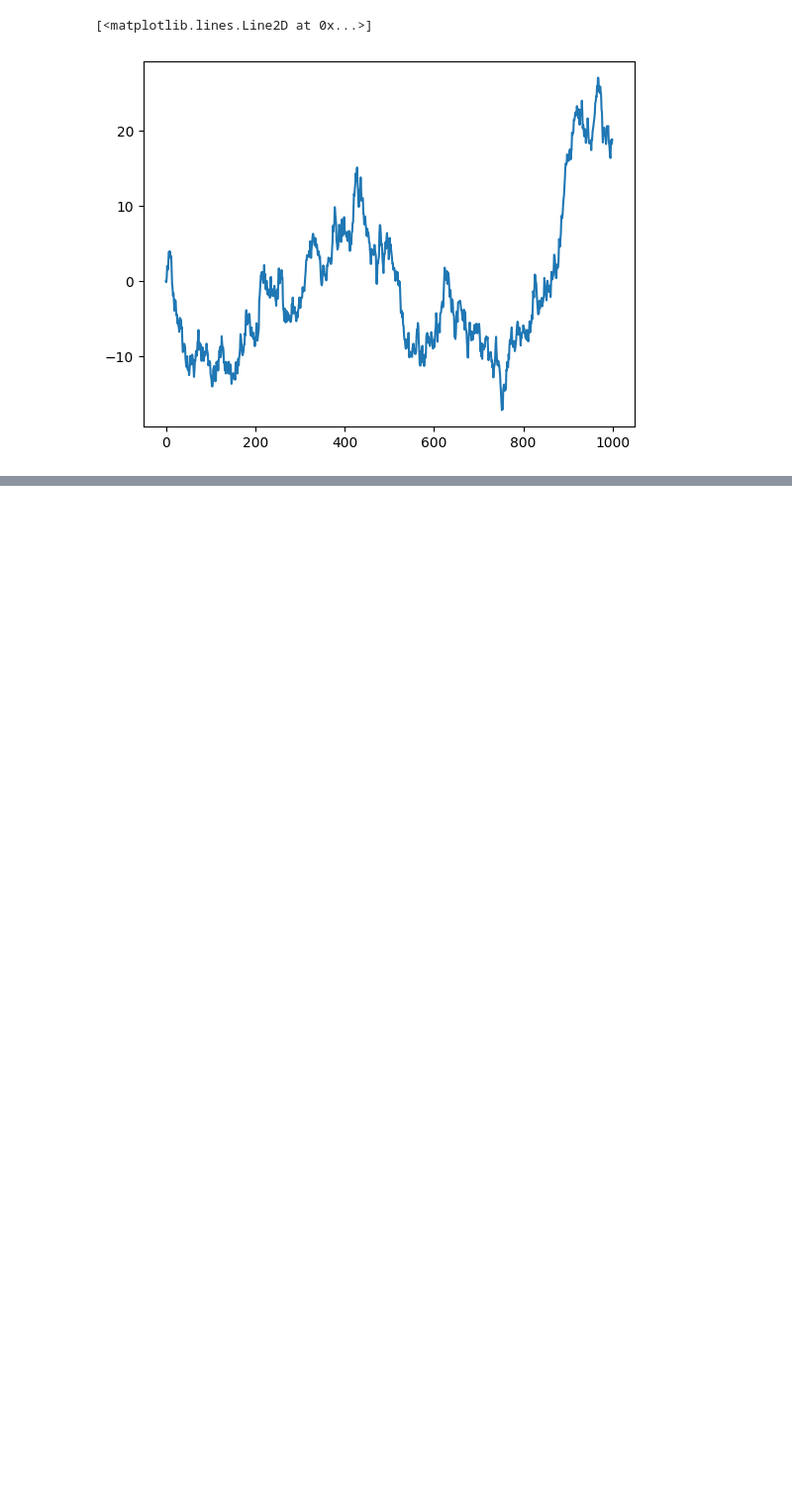
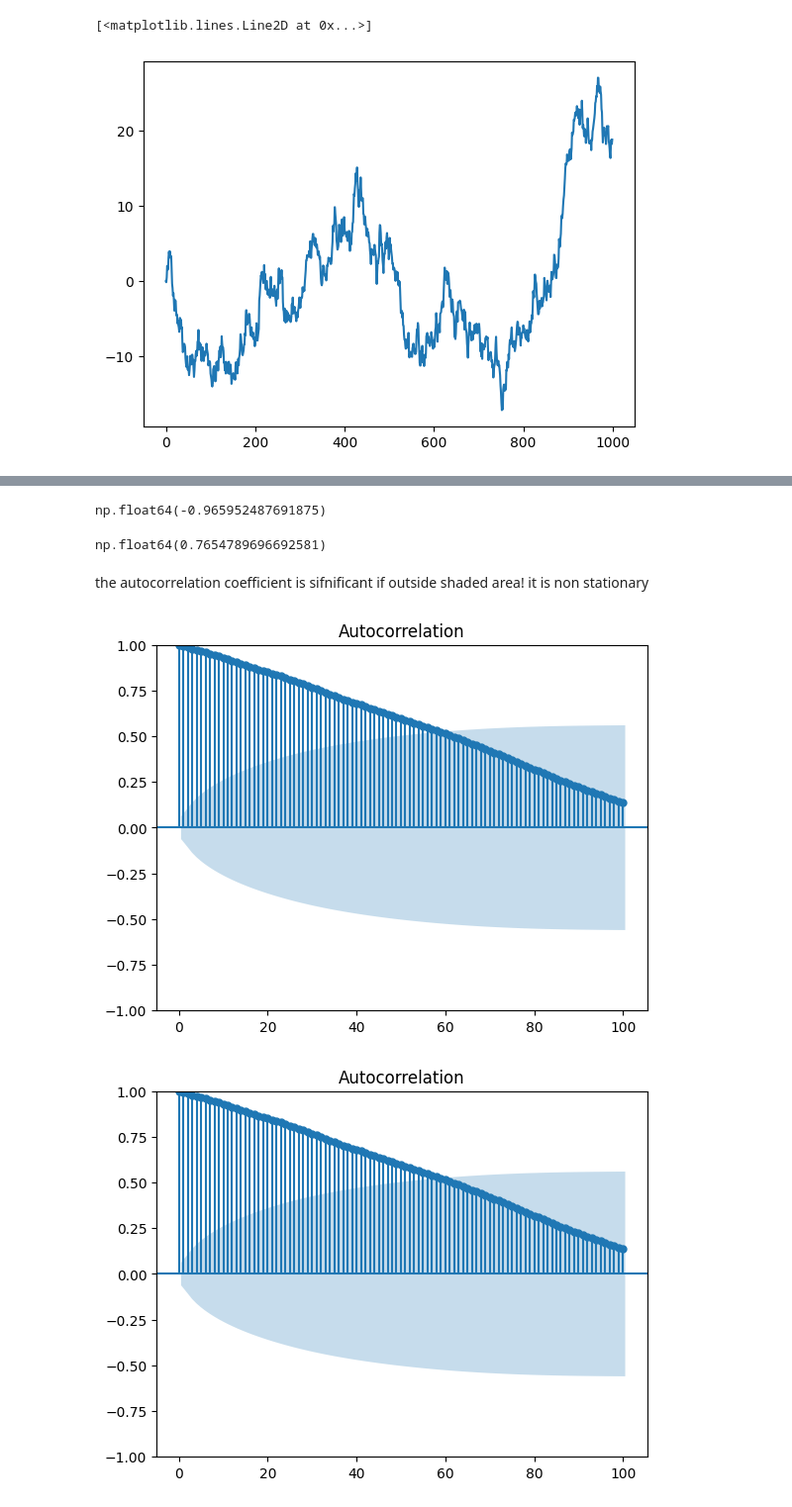
Before and after one commit to alejandro-armenta/time, a Jupyter notebook: random.ipynb, the cells around one changed output, grey strips where cells are left out. Shown at 99% size. Cells and saved outputs as stored; diff of their text form; code cells hidden in the pictures; blank space fills up the shorter version.

```diff
--- a/random.ipynb
+++ b/random.ipynb
@@ -36,0 +168,20 @@ ax.plot(random_walk)
+# %%
+ADF_result = adfuller(random_walk)
+
+#ADF statistic is not a large negative number
+ADF_result[0]
+# %% [output]
+np.float64(-0.965952487691875)
+# %%
+#p value greater than 0.05
+ADF_result[1]
+# %% [output]
+np.float64(0.7654789696692581)
+# %% [markdown]
+the autocorrelation coefficient is sifnificant if outside shaded area!
+it is non stationary
+# %%
+plot_acf(random_walk,lags=100)
+# %% [output]
+[figure, added]
+[figure, added]
```
Also changed, not shown: parts of 17 cells of this notebook, 4 other files.
